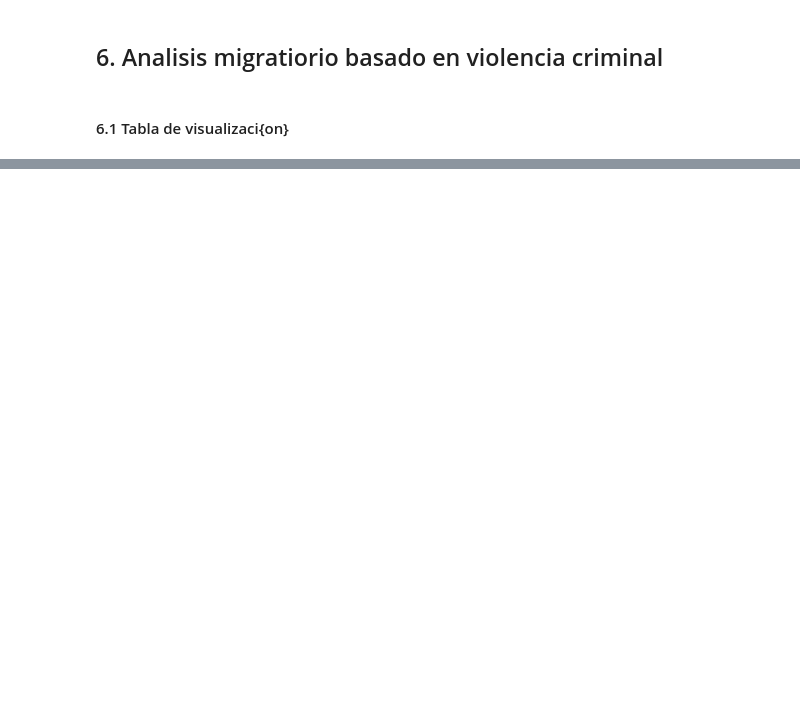
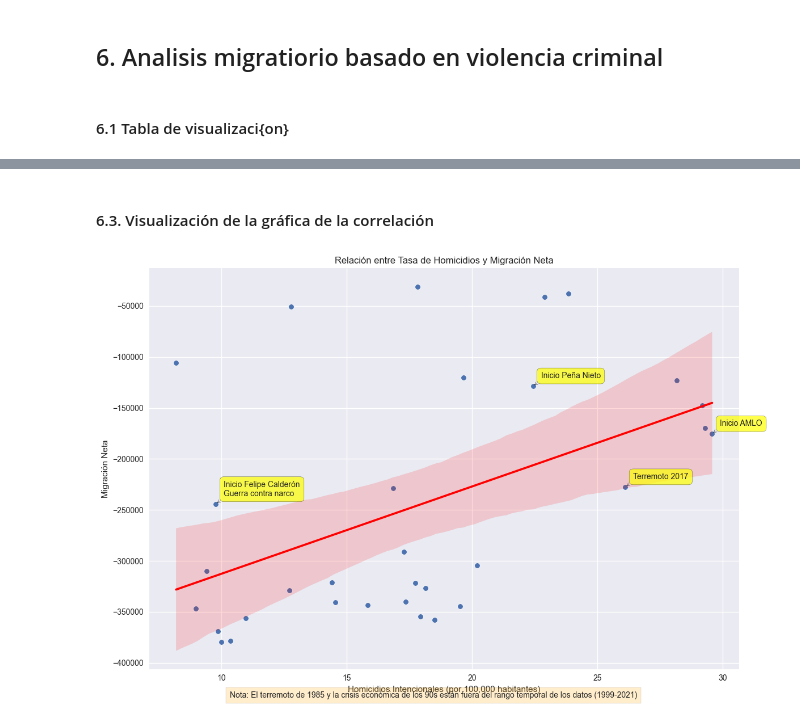
Before and after one commit to Bootcamp-IA-P4/world-population-migration-eda, a Jupyter notebook: EDAS/mexico_migrate.ipynb, the cells around one changed output, grey strips where cells are left out. Saved outputs shown, nothing was run; the diff lists cells and outputs as text; code cells hidden in the pictures; blank space fills up the shorter version.

```diff
--- a/EDAS/mexico_migrate.ipynb
+++ b/EDAS/mexico_migrate.ipynb
@@ -438,0 +467,59 @@ Valores negativos en Net_Migration:
+# %% [markdown]
+#### 6.3. Visualización de la gráfica de la correlación
+# %%
+# Gráfico de dispersión para mostrar la relación
+plt.figure(figsize=(12, 8))
+
+# Crear el gráfico de dispersión
+scatter = sns.scatterplot(data=guerra_narco,
+                x='Intentional homicides (per 100,000 people)',
+                y='Net_Migration')
+
+# Añadir línea de tendencia
+sns.regplot(data=guerra_narco,
+            x='Intentional homicides (per 100,000 people)',
+            y='Net_Migration',
+            scatter=False,
+            line_kws={"color":"red"})
+
+# Crear un diccionario para eventos importantes
+# Será necesario localizar las coordenadas (tasa de homicidios, migración neta) para cada año
+eventos = {
+    # Terremotos
+    2017: "Terremoto 2017",
+
+    # Cambios de gobierno
+    2006: "Inicio Felipe Calderón\nGuerra contra narco",
+    2012: "Inicio Peña Nieto",
+    2018: "Inicio AMLO"
+}
+
+# Añadir anotaciones para cada evento
+for year, label in eventos.items():
+    if year in guerra_narco['Year'].values:
+        # Obtener los valores x,y para este año
+        punto = guerra_narco[guerra_narco['Year'] == year]
+        x = punto['Intentional homicides (per 100,000 people)'].values[0]
+        y = punto['Net_Migration'].values[0]
+
+        # Añadir anotación
+        plt.annotate(label,
+                     xy=(x, y),
+                     xytext=(10, 10),
+                     textcoords='offset points',
+                     arrowprops=dict(arrowstyle='->', connectionstyle='arc3,rad=.2'),
+                     bbox=dict(boxstyle='round,pad=0.5', fc='yellow', alpha=0.7))
+
+# Añadir eventos fuera del rango temporal como nota
+plt.figtext(0.5, 0.01,
+           "Nota: El terremoto de 1985 y la crisis económica de los 90s están fuera del rango temporal de los datos (1999-2021)",
+           ha="center", fontsize=10, bbox={"facecolor":"orange", "alpha":0.2, "pad":5})
+
+plt.title('Relación entre Tasa de Homicidios y Migración Neta')
+plt.xlabel('Homicidios Intencionales (por 100,000 habitantes)')
+plt.ylabel('Migración Neta')
+plt.grid(True)
+plt.tight_layout()
+plt.show()
+# %% [output]
+[figure, added]
```
Also changed, not shown: parts of 5 cells of this notebook.
